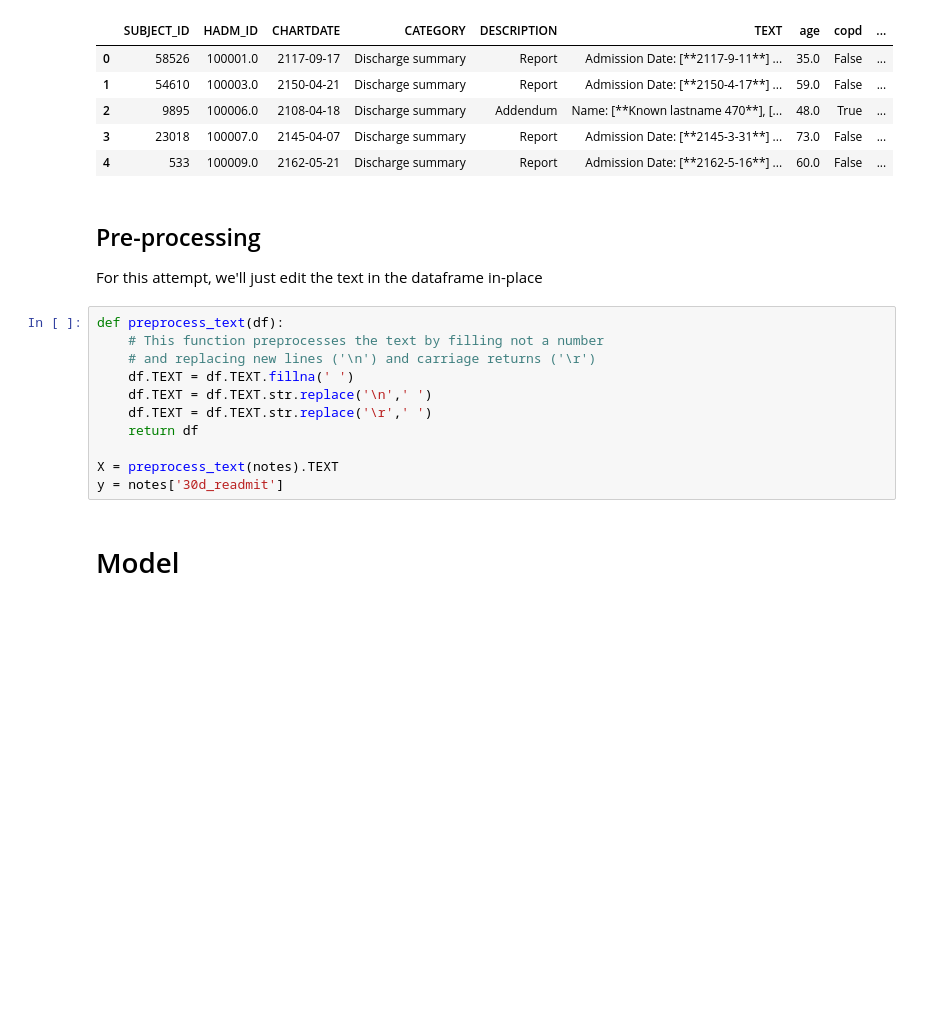
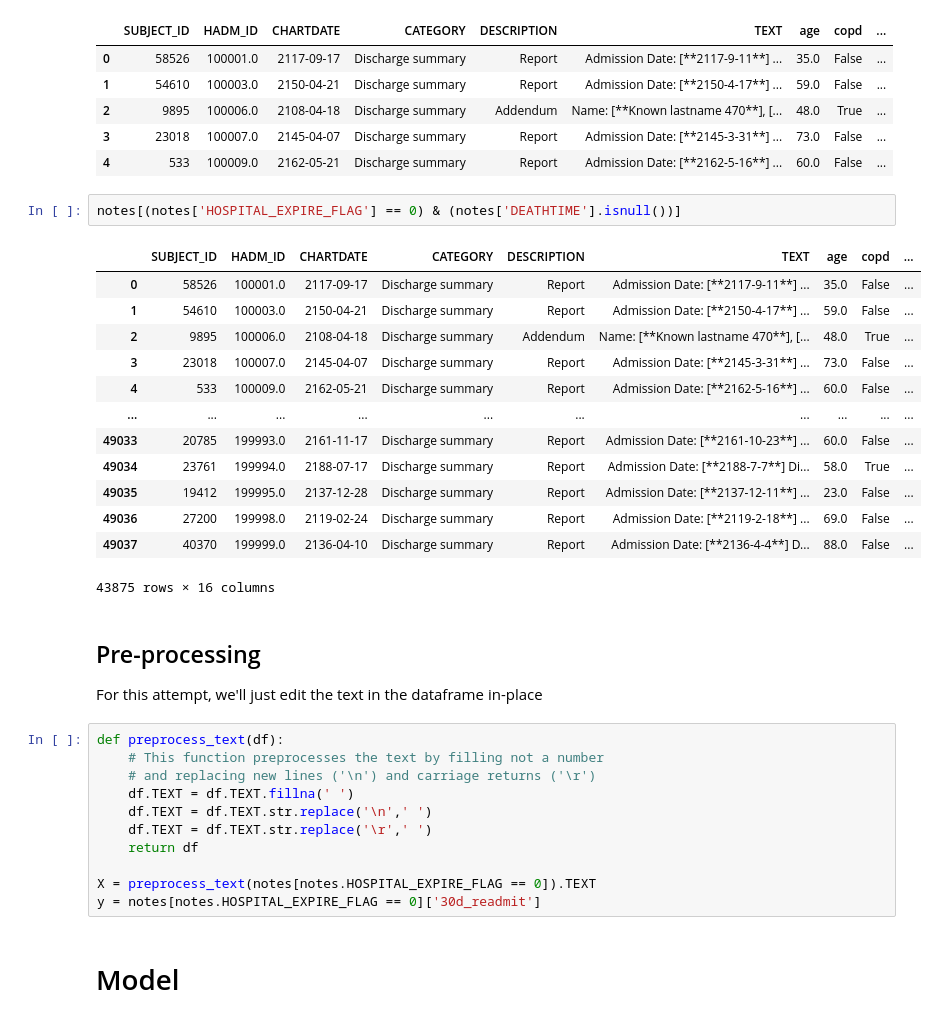
Before and after one commit to kev8484/mimic-models, a Jupyter notebook: MIMIC_NLP_Playground.ipynb, the cells around one changed output. Drawn from its saved outputs; the diff is of its cells as text; blank space fills up the shorter version.

```diff
--- a/MIMIC_NLP_Playground.ipynb
+++ b/MIMIC_NLP_Playground.ipynb
@@ -213,6 +213,22 @@ notes.head()
 | 2 | 9895 | 100006.0 | 2108-04-18 | Discharge summary | Addendum | Name: [**Known lastname 470**], [... | 48.0 | True | ... |
 | 3 | 23018 | 100007.0 | 2145-04-07 | Discharge summary | Report | Admission Date: [**2145-3-31**] ... | 73.0 | False | ... |
 | 4 | 533 | 100009.0 | 2162-05-21 | Discharge summary | Report | Admission Date: [**2162-5-16**] ... | 60.0 | False | ... |
+# %%
+notes[(notes['HOSPITAL_EXPIRE_FLAG'] == 0) & (notes['DEATHTIME'].isnull())]
+# %% [output]
+|  | SUBJECT_ID | HADM_ID | CHARTDATE | CATEGORY | DESCRIPTION | TEXT | age | copd | ... |
+| 0 | 58526 | 100001.0 | 2117-09-17 | Discharge summary | Report | Admission Date: [**2117-9-11**] ... | 35.0 | False | ... |
+| 1 | 54610 | 100003.0 | 2150-04-21 | Discharge summary | Report | Admission Date: [**2150-4-17**] ... | 59.0 | False | ... |
+| 2 | 9895 | 100006.0 | 2108-04-18 | Discharge summary | Addendum | Name: [**Known lastname 470**], [... | 48.0 | True | ... |
+| 3 | 23018 | 100007.0 | 2145-04-07 | Discharge summary | Report | Admission Date: [**2145-3-31**] ... | 73.0 | False | ... |
+| 4 | 533 | 100009.0 | 2162-05-21 | Discharge summary | Report | Admission Date: [**2162-5-16**] ... | 60.0 | False | ... |
+| ... | ... | ... | ... | ... | ... | ... | ... | ... | ... |
+| 49033 | 20785 | 199993.0 | 2161-11-17 | Discharge summary | Report | Admission Date: [**2161-10-23**] ... | 60.0 | False | ... |
+| 49034 | 23761 | 199994.0 | 2188-07-17 | Discharge summary | Report | Admission Date: [**2188-7-7**] Di... | 58.0 | True | ... |
+| 49035 | 19412 | 199995.0 | 2137-12-28 | Discharge summary | Report | Admission Date: [**2137-12-11**] ... | 23.0 | False | ... |
+| 49036 | 27200 | 199998.0 | 2119-02-24 | Discharge summary | Report | Admission Date: [**2119-2-18**] ... | 69.0 | False | ... |
+| 49037 | 40370 | 199999.0 | 2136-04-10 | Discharge summary | Report | Admission Date: [**2136-4-4**] D... | 88.0 | False | ... |
+43875 rows × 16 columns
 # %% [markdown]
 ## Pre-processing
 
@@ -226,8 +242,8 @@ def preprocess_text(df):
     df.TEXT = df.TEXT.str.replace('\r',' ')
     return df
 
-X = preprocess_text(notes).TEXT
-y = notes['30d_readmit']
+X = preprocess_text(notes[notes.HOSPITAL_EXPIRE_FLAG == 0]).TEXT
+y = notes[notes.HOSPITAL_EXPIRE_FLAG == 0]['30d_readmit']
 # %% [markdown]
 # Model
 # %%
```
Also changed, not shown: parts of 10 cells of this notebook.
